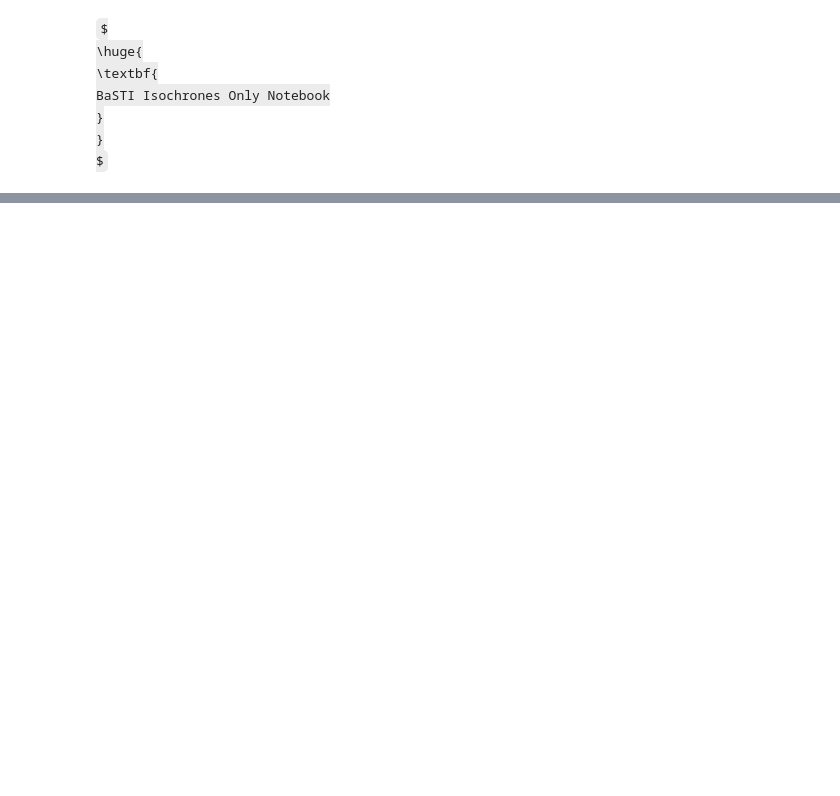
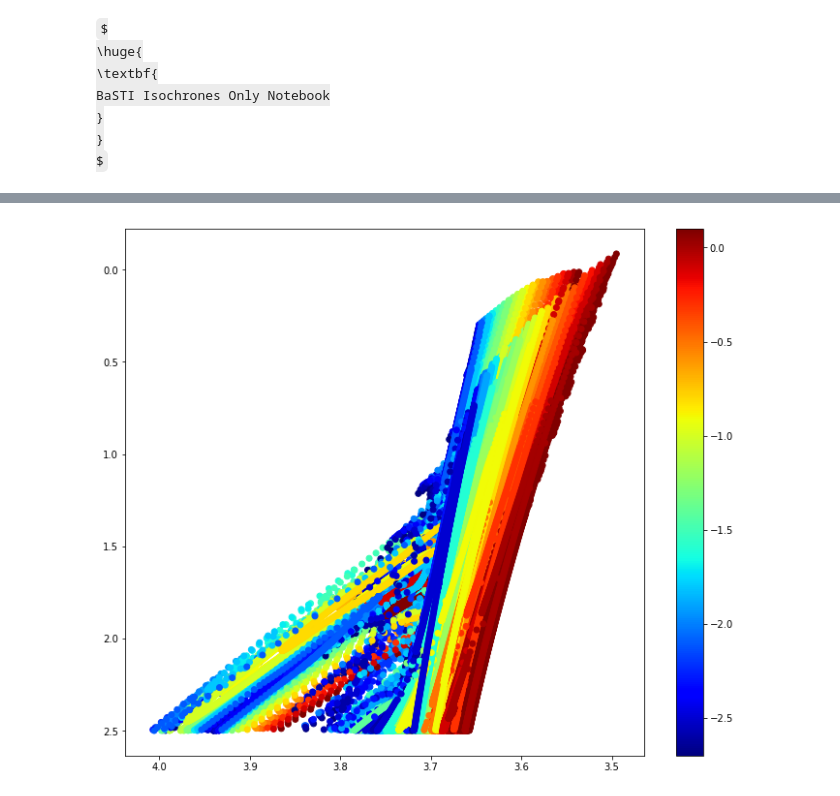
Before and after one commit to JoshuaPovick/Magellanic_Ages, a Jupyter notebook: BaSTI_only.ipynb, the cells around one changed output, grey strips where cells are left out. Cells and saved outputs as stored; diff of their text form; code cells hidden in the pictures; some formulas as TeX source; blank space fills up the shorter version.

```diff
--- a/BaSTI_only.ipynb
+++ b/BaSTI_only.ipynb
@@ -139,0 +159,17 @@ plt.show()
+# %%
+mas = tbasti['MFIN']*(1.99*10**33)
+tem = 10**tbasti['LOGT']
+lum = (10**tbasti['LOGL'])*(3.9*10**33)
+
+logg = np.log10((6.67259*10**-8)*(mas)*4*np.pi*(5.67051*10**-5)*(tem**4)/(lum))
+# %%
+rgb = np.where(logg<2.5)
+
+plt.figure(figsize=[12,10])
+plt.scatter(tbasti['LOGT'][rgb],logg[rgb],c=tbasti['FEH'][rgb],cmap='jet')
+plt.gca().invert_yaxis()
+plt.gca().invert_xaxis()
+plt.colorbar()
+plt.show()
+# %% [output]
+[figure, added]
```
Also changed, not shown: parts of 6 cells of this notebook.
